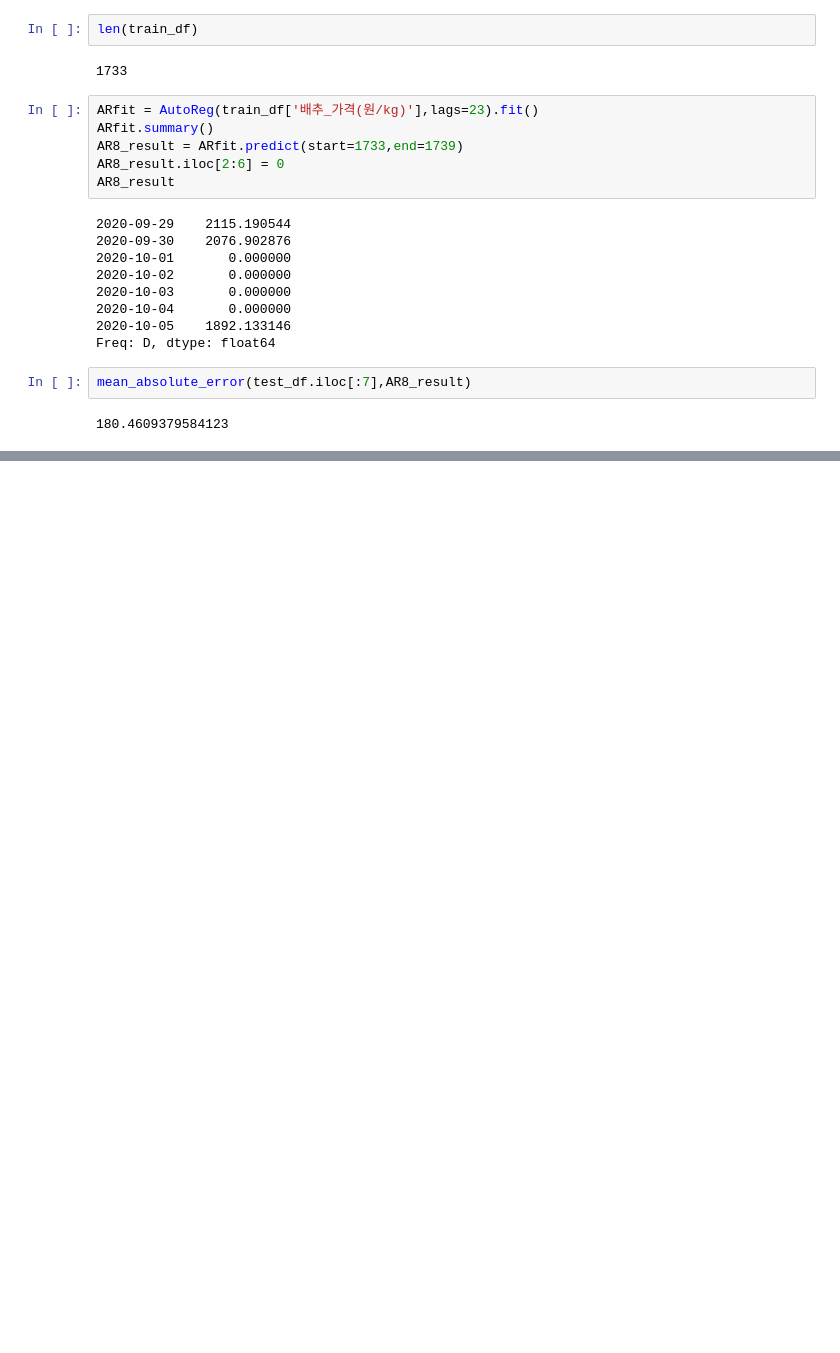
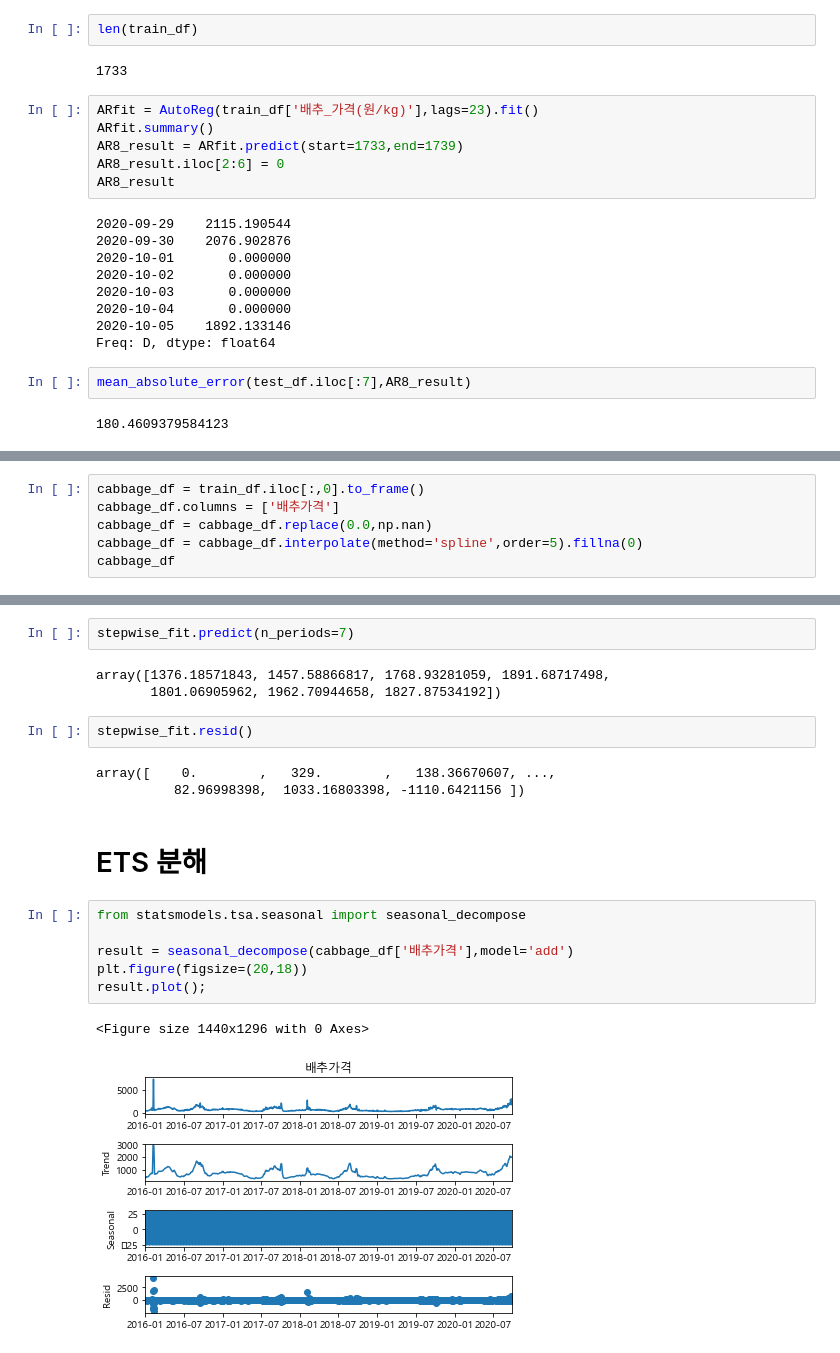
Before and after one commit to YongJaeJung/cabbage_project, a Jupyter notebook: 배추 가격 예측_AR,pmdARIMA.ipynb, the cells around one changed output, grey strips where cells are left out. Drawn from its saved outputs; the diff is of its cells as text; blank space fills up the shorter version.

```diff
--- a/배추 가격 예측_AR.ipynb
+++ b/배추 가격 예측_AR,pmdARIMA.ipynb
@@ -200,0 +203,6 @@ mean_absolute_error(test_df.iloc[:7],AR8_result)
+# %%
+cabbage_df = train_df.iloc[:,0].to_frame()
+cabbage_df.columns = ['배추가격']
+cabbage_df = cabbage_df.replace(0.0,np.nan)
+cabbage_df = cabbage_df.interpolate(method='spline',order=5).fillna(0)
+cabbage_df
@@ -200,0 +312,21 @@ mean_absolute_error(test_df.iloc[:7],AR8_result)
+# %%
+stepwise_fit.predict(n_periods=7)
+# %% [output]
+array([1376.18571843, 1457.58866817, 1768.93281059, 1891.68717498,
+       1801.06905962, 1962.70944658, 1827.87534192])
+# %%
+stepwise_fit.resid()
+# %% [output]
+array([    0.        ,   329.        ,   138.36670607, ...,
+          82.96998398,  1033.16803398, -1110.6421156 ])
+# %% [markdown]
+# ETS 분해
+# %%
+from statsmodels.tsa.seasonal import seasonal_decompose
+
+result = seasonal_decompose(cabbage_df['배추가격'],model='add')
+plt.figure(figsize=(20,18))
+result.plot();
+# %% [output]
+<Figure size 1440x1296 with 0 Axes>
+[figure, added]
```
Also changed, not shown: parts of 8 cells of this notebook.
